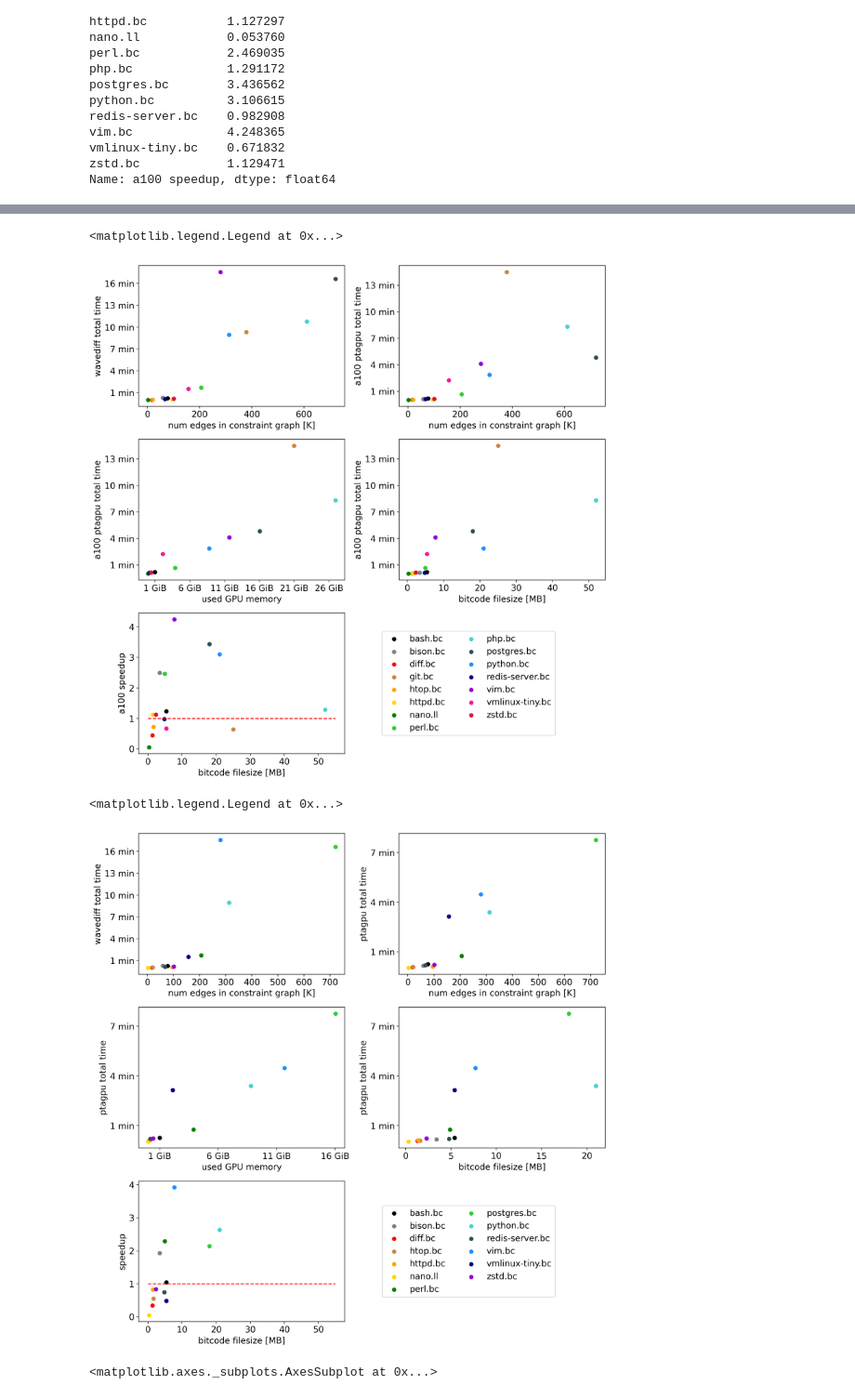
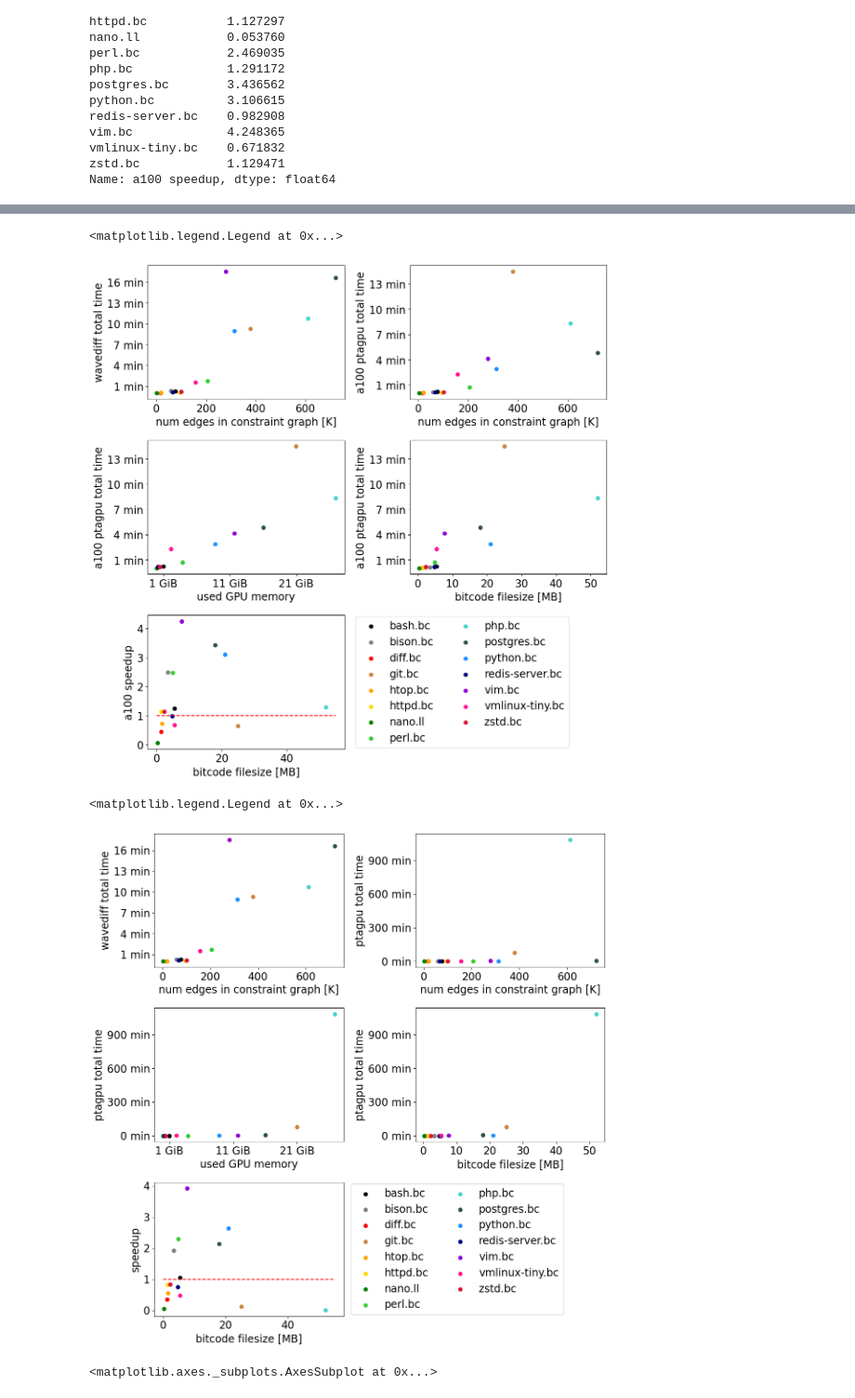
Before and after one commit to lukasboettcher/msc-paper, a Jupyter notebook: data/data_viz.ipynb, the cells around one changed output, grey strips where cells are left out. Shown at 93% size. Cells and saved outputs as stored; diff of their text form; code cells hidden in the pictures.

```diff
--- a/data/data_viz.ipynb
+++ b/data/data_viz.ipynb
@@ -89,7 +84,7 @@ color_list = ['black',
  'crimson',
  'maroon']
 
-
+plt.rc('font', size=17)
 
 fig = plt.figure(figsize=(12,12))
 
@@ -100,7 +95,7 @@ ylabels = [f"{i} min" for i in range(1, 20, 3)]
 
 
 # axes[1,1].ticklabel_format(style='sci')
-plt.gcf().set_dpi(200)
+plt.gcf().set_dpi(100)
 
 ax1 = fig.add_subplot(3,2,1)
 ax1.set_yticks(yticks)
@@ -121,8 +116,8 @@ for i,(ticker,row) in enumerate(df.iterrows()):
   ax2.scatter(x=row['num edges'], y=row['a100 ptagpu total'], label=ticker, c=color_list[i])
 
 ax3 = fig.add_subplot(3,2,3)
-ax3.set_xticks([1024*i for i in range(1,200, 5)])
-ax3.set_xticklabels([f"{i} GiB" for i in range(1,200, 5)])
+ax3.set_xticks([1024*i for i in range(1,200, 10)])
+ax3.set_xticklabels([f"{i} GiB" for i in range(1,200, 10)])
 ax3.set_yticks(yticks)
 ax3.set_yticklabels(ylabels)
 ax3.set_xlabel('used GPU memory')
@@ -157,13 +152,13 @@ fig.tight_layout()
 ax5.legend(bbox_to_anchor=(1.6, 0.5), loc='center', borderaxespad=0, ncol=2)
 # %% [output]
 <matplotlib.legend.Legend at 0x...>
-[figure, old version]
+[figure, new version]
 # %%
 # df.plot.scatter(x='filesize', y=df.columns[0])
 from matplotlib import colors
 
 # remove overflowing data
-df = df[~df.index.isin(['vmlinux.bc', 'php.bc', 'git.bc'])]
+# df = df[~df.index.isin(['vmlinux.bc', 'php.bc', 'git.bc'])]
 
 color_list = list(colors.CSS4_COLORS)
 color_list = ['black',
@@ -184,21 +179,21 @@ color_list = ['black',
  'maroon']
 
 
-
+plt.rc('font', size=17)
 fig = plt.figure(figsize=(12,12))
 
 # fig, axes = plt.subplots(nrows=2, ncols=2, figsize=(10,8))
 
-yticks = [60000*i for i in range(1, 20, 3)]
-ylabels = [f"{i} min" for i in range(1, 20, 3)]
+yticks = [60000*i for i in range(0, 2000, 300)]
+ylabels = [f"{i} min" for i in range(0, 2000, 300)]
 
 
 # axes[1,1].ticklabel_format(style='sci')
-plt.gcf().set_dpi(200)
+plt.gcf().set_dpi(100)
 
 ax1 = fig.add_subplot(3,2,1)
-ax1.set_yticks(yticks)
-ax1.set_yticklabels(ylabels)
+ax1.set_yticks([60000*i for i in range(1, 20, 3)])
+ax1.set_yticklabels([f"{i} min" for i in range(1, 20, 3)])
 ax1.set_xlabel('num edges in constraint graph [K]')
 ax1.set_ylabel('wavediff total time')
 # df.plot.scatter(ax=axes[0,0], x='num edges', y='wavediff total', c=color_list[0:len(df.index)])
@@ -215,8 +210,8 @@ for i,(ticker,row) in enumerate(df.iterrows()):
   ax2.scatter(x=row['num edges'], y=row['ptagpu total'], label=ticker, c=color_list[i])
 
 ax3 = fig.add_subplot(3,2,3)
-ax3.set_xticks([1024*i for i in range(1,200, 5)])
-ax3.set_xticklabels([f"{i} GiB" for i in range(1,200, 5)])
+ax3.set_xticks([1024*i for i in range(1,200, 10)])
+ax3.set_xticklabels([f"{i} GiB" for i in range(1,200, 10)])
 ax3.set_yticks(yticks)
 ax3.set_yticklabels(ylabels)
 ax3.set_xlabel('used GPU memory')
@@ -224,34 +219,34 @@ ax3.set_ylabel('ptagpu total time')
 # df.plot.scatter(ax=axes[1,0], x='used GPU memory MiB', y='a100 ptagpu total', c=color_list[0:len(df.index)])
 for i,(ticker,row) in enumerate(df.iterrows()):
   ax3.scatter(x=row['used GPU memory MiB'], y=row['ptagpu total'], label=ticker, c=color_list[i])
 
 ax4 = fig.add_subplot(3,2,4)
 ax4.set_yticks(yticks)
 ax4.set_yticklabels(ylabels)
 ax4.set_xlabel('bitcode filesize [MB]')
 ax4.set_ylabel('ptagpu total time')
 # df.plot.scatter(ax=axes[1,1], x='bitcode filesize MB', y='a100 ptagpu total', c=color_list[0:len(df.index)])
 for i,(ticker,row) in enumerate(df.iterrows()):
   ax4.scatter(x=row['bitcode filesize MB'], y=row['ptagpu total'], label=ticker, c=color_list[i])
 
 ax5 = fig.add_subplot(3,2,5)
 # ax5.set_yticks(yticks)
 # ax5.set_yticklabels(ylabels)
 ax5.set_xlabel('bitcode filesize [MB]')
 ax5.set_ylabel('speedup')
 # df.plot.scatter(ax=axes[2,0], x='bitcode filesize MB', y='a100 speedup', c=color_list[0:len(df.index)])
 for i,(ticker,row) in enumerate(df.iterrows()):
   ax5.scatter(x=row['bitcode filesize MB'], y=row['speedup'], label=ticker, c=color_list[i])
 
 ax5.plot([0,55],[1,1], '--', c='r')
 # df.plot.scatter(ax=axes[2,1], x='bitcode filesize MB', y='diff', c=color_list[0:len(df.index)])
 # axes[2,1].set_yscale("log")
 fig.tight_layout()
 
 ax5.legend(bbox_to_anchor=(1.6, 0.5), loc='center', borderaxespad=0, ncol=2)
 # %% [output]
 <matplotlib.legend.Legend at 0x...>
-[figure, old version]
+[figure, new version]
 # %%
 df[[df.columns[0],df.columns[-3]]].plot.bar()
 # %% [output]
```
Also changed, not shown: parts of 4 cells of this notebook.
